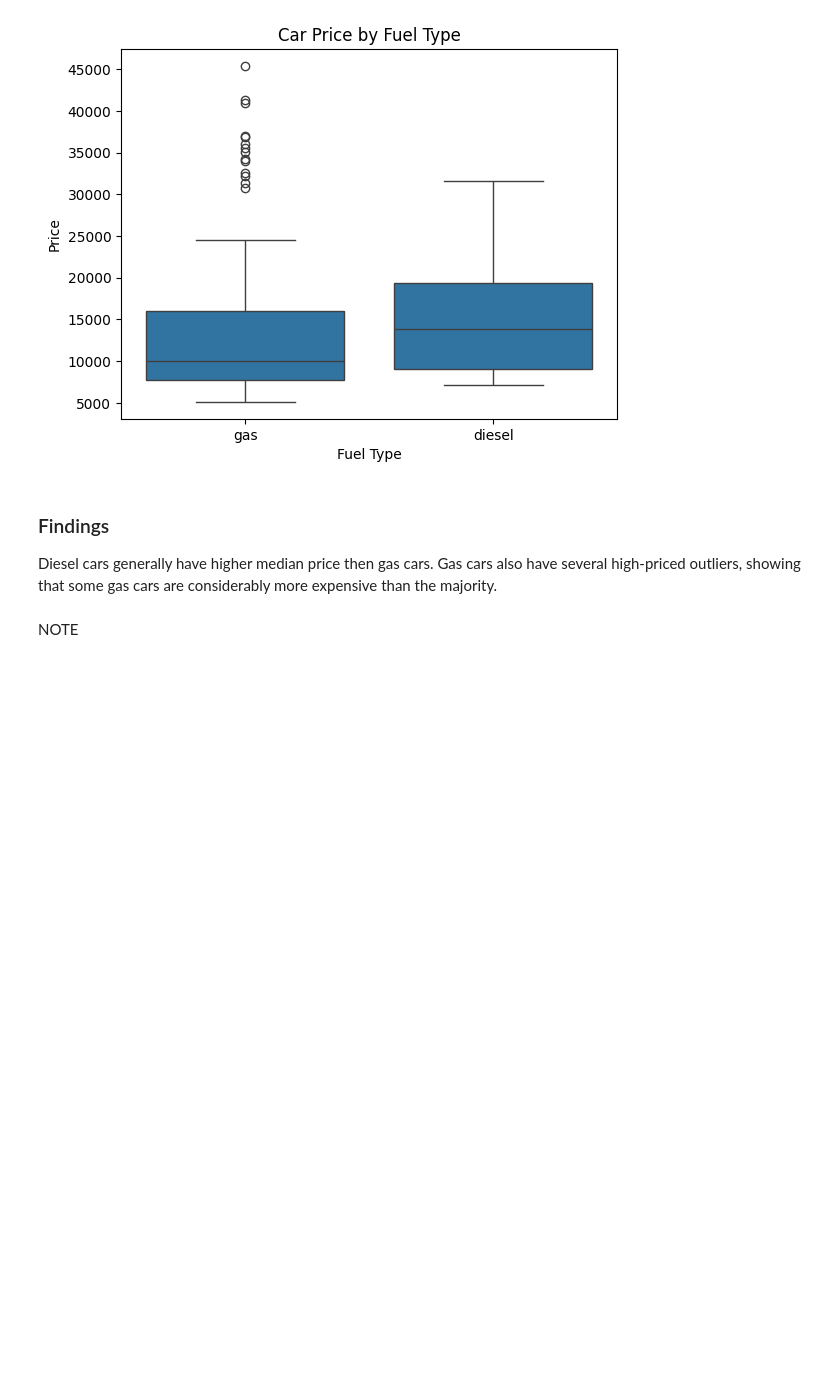
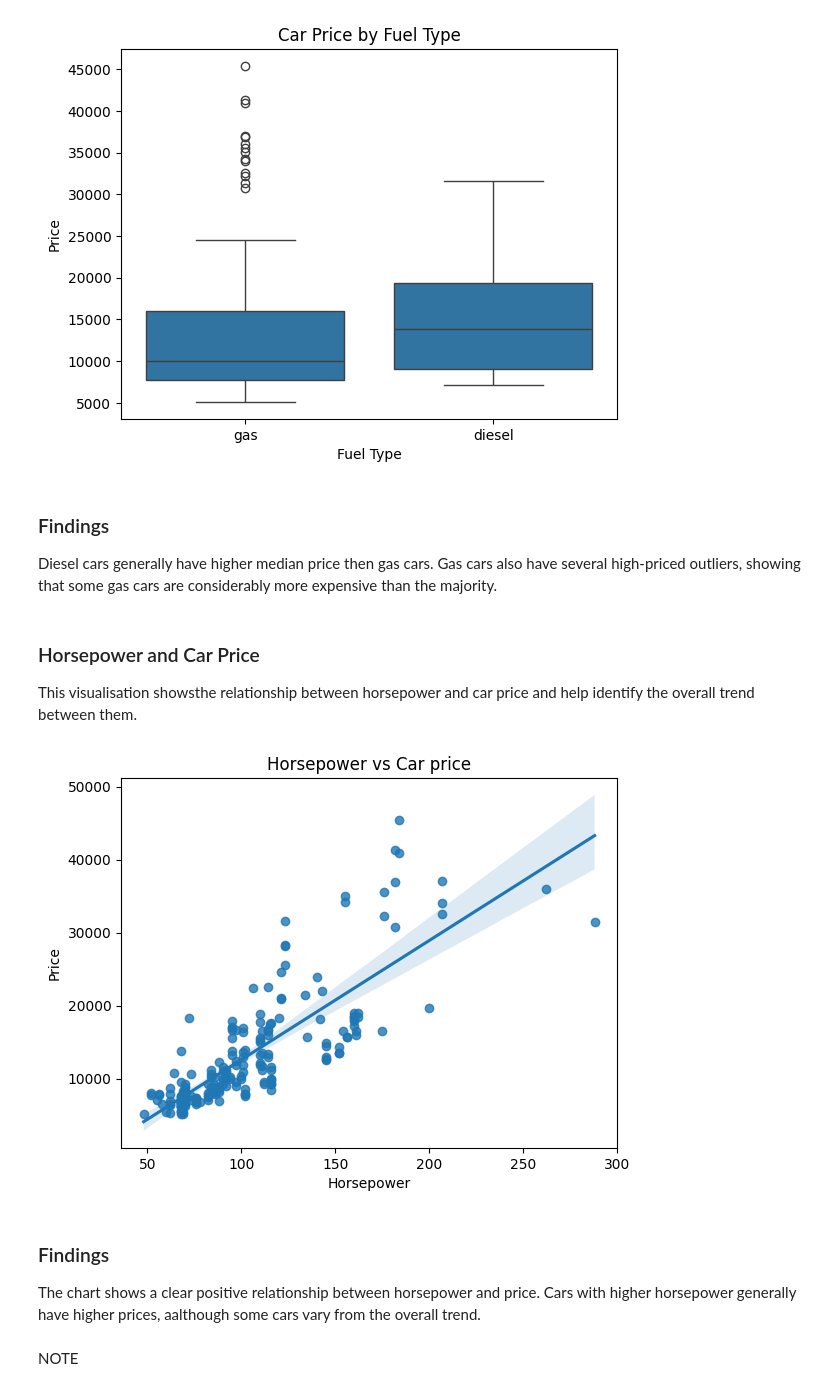
Before and after one commit to LieneRubule/Car-Prices-Analysis-Project-1, a Jupyter notebook: jupyter_notebooks/03_Data_Visualisation.ipynb, the cells around one changed output. Cells and saved outputs as stored; diff of their text form; code cells hidden in the pictures; blank space fills up the shorter version.

Commit message:
Add Seaborn horsepower and price regression plot.

```diff
--- a/jupyter_notebooks/03_Data_Visualisation.ipynb
+++ b/jupyter_notebooks/03_Data_Visualisation.ipynb
@@ -168,6 +168,24 @@ plt.show()
 ### Findings
 
 Diesel cars generally have higher median price then gas cars. Gas cars also have several high-priced outliers, showing that some gas cars are considerably more expensive than the majority.
+# %% [markdown]
+### Horsepower and Car Price
+
+This visualisation showsthe relationship between horsepower and car price and help identify the overall trend between them.
+# %%
+# Show the relationship between horsepoer and price.
+# Code referenced from LMS with small adjustments from ChatGPT.
+sns.regplot(x='horsepower',y='price',data=df)
+plt.xlabel('Horsepower')
+plt.ylabel('Price')
+plt.title('Horsepower vs Car price')
+plt.show()
+# %% [output]
+[figure, added]
+# %% [markdown]
+### Findings
+
+The chart shows a clear positive relationship between horsepower and price. Cars with higher horsepower generally have higher prices, aalthough some cars vary from the overall trend.
 # %% [markdown]
 NOTE
 # %% [markdown]
```
